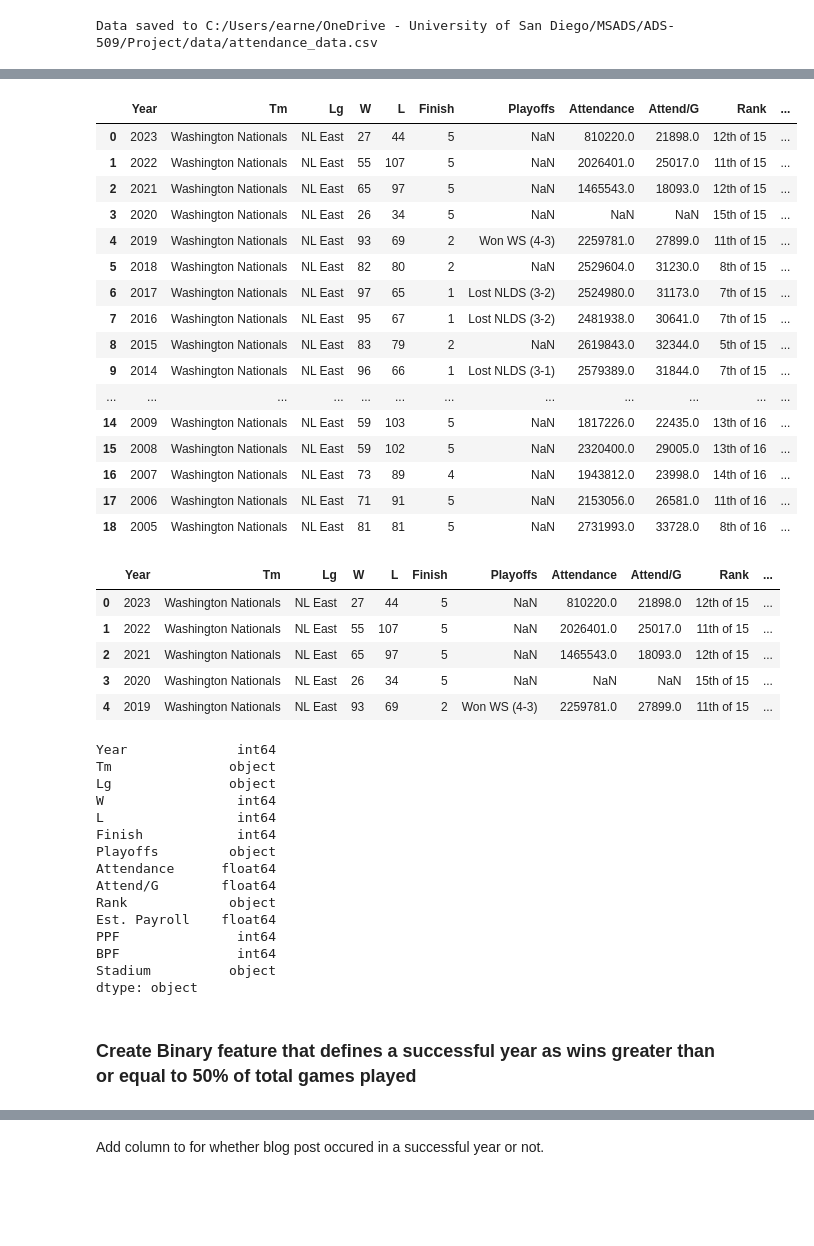
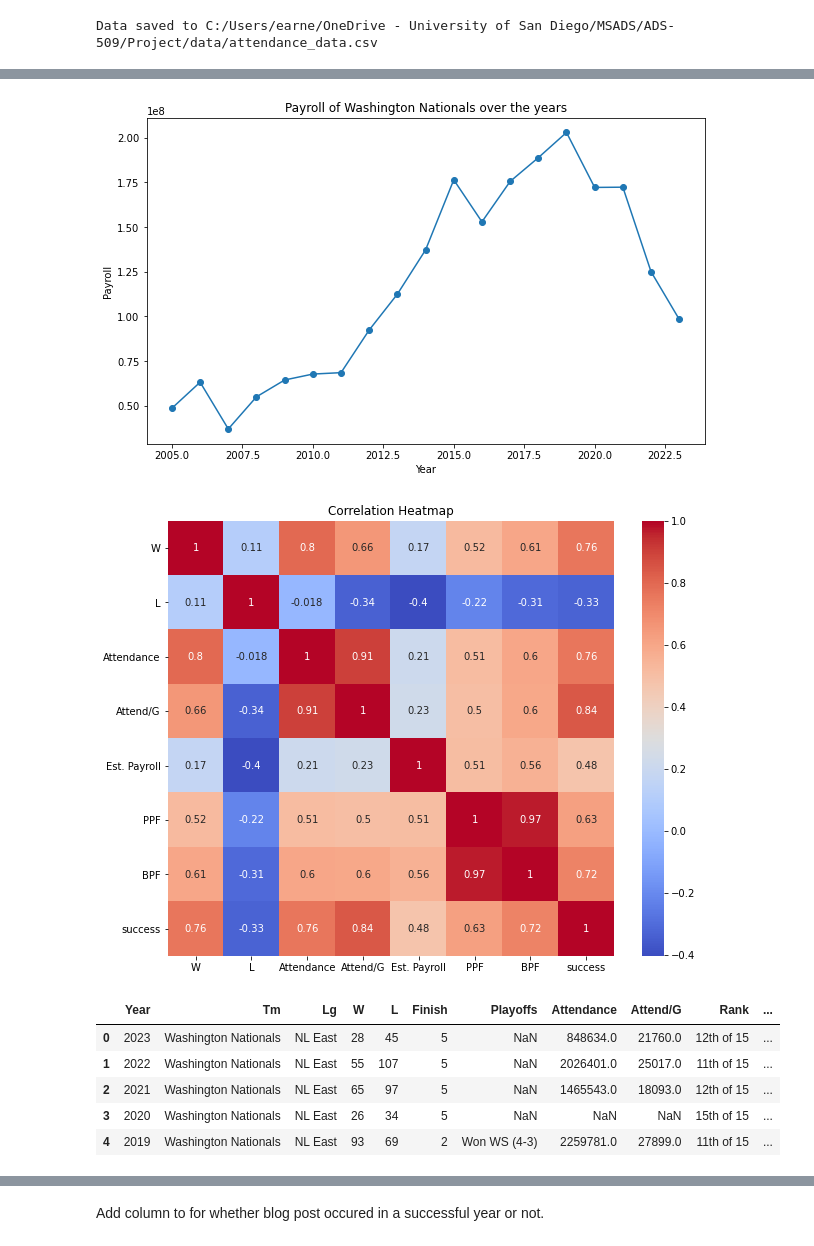
Before and after one commit to ApkimCA/AppliedTextMining_Team11, a Jupyter notebook: combined_code.ipynb, the cells around one changed output, grey strips where cells are left out. Cells and saved outputs as stored; diff of their text form; code cells hidden in the pictures; blank space fills up the shorter version.

```diff
--- a/combined_code.ipynb
+++ b/combined_code.ipynb
@@ -191,6 +348,6 @@ nats_df.head()
 | 3 | 2020 | Washington Nationals | NL East | 26 | 34 | 5 | NaN | NaN | NaN | 15th of 15 | ... |
 | 4 | 2019 | Washington Nationals | NL East | 93 | 69 | 2 | Won WS (4-3) | 2259781.0 | 27899.0 | 11th of 15 | ... |
 # %%
-nats_df= nats_df[nats_df['Year'] > 2004]
-nats_df
+nats_df = team_info(nats_df)
+nats_df.head()
 # %% [output]
@@ -197,50 +372,8 @@ nats_df
+[figure, added]
+[figure, added]
 |  | Year | Tm | Lg | W | L | Finish | Playoffs | Attendance | Attend/G | Rank | ... |
-| 0 | 2023 | Washington Nationals | NL East | 27 | 44 | 5 | NaN | 810220.0 | 21898.0 | 12th of 15 | ... |
+| 0 | 2023 | Washington Nationals | NL East | 28 | 45 | 5 | NaN | 848634.0 | 21760.0 | 12th of 15 | ... |
 | 1 | 2022 | Washington Nationals | NL East | 55 | 107 | 5 | NaN | 2026401.0 | 25017.0 | 11th of 15 | ... |
 | 2 | 2021 | Washington Nationals | NL East | 65 | 97 | 5 | NaN | 1465543.0 | 18093.0 | 12th of 15 | ... |
 | 3 | 2020 | Washington Nationals | NL East | 26 | 34 | 5 | NaN | NaN | NaN | 15th of 15 | ... |
 | 4 | 2019 | Washington Nationals | NL East | 93 | 69 | 2 | Won WS (4-3) | 2259781.0 | 27899.0 | 11th of 15 | ... |
-| 5 | 2018 | Washington Nationals | NL East | 82 | 80 | 2 | NaN | 2529604.0 | 31230.0 | 8th of 15 | ... |
-| 6 | 2017 | Washington Nationals | NL East | 97 | 65 | 1 | Lost NLDS (3-2) | 2524980.0 | 31173.0 | 7th of 15 | ... |
-| 7 | 2016 | Washington Nationals | NL East | 95 | 67 | 1 | Lost NLDS (3-2) | 2481938.0 | 30641.0 | 7th of 15 | ... |
-| 8 | 2015 | Washington Nationals | NL East | 83 | 79 | 2 | NaN | 2619843.0 | 32344.0 | 5th of 15 | ... |
-| 9 | 2014 | Washington Nationals | NL East | 96 | 66 | 1 | Lost NLDS (3-1) | 2579389.0 | 31844.0 | 7th of 15 | ... |
-| ... | ... | ... | ... | ... | ... | ... | ... | ... | ... | ... | ... |
-| 14 | 2009 | Washington Nationals | NL East | 59 | 103 | 5 | NaN | 1817226.0 | 22435.0 | 13th of 16 | ... |
-| 15 | 2008 | Washington Nationals | NL East | 59 | 102 | 5 | NaN | 2320400.0 | 29005.0 | 13th of 16 | ... |
-| 16 | 2007 | Washington Nationals | NL East | 73 | 89 | 4 | NaN | 1943812.0 | 23998.0 | 14th of 16 | ... |
-| 17 | 2006 | Washington Nationals | NL East | 71 | 91 | 5 | NaN | 2153056.0 | 26581.0 | 11th of 16 | ... |
-| 18 | 2005 | Washington Nationals | NL East | 81 | 81 | 5 | NaN | 2731993.0 | 33728.0 | 8th of 16 | ... |
-# %%
-#remove the dollar sign from Est. Payroll column
-nats_df['Est. Payroll'] = nats_df['Est. Payroll'].replace({'\$':''}, regex = True)
-nats_df['Est. Payroll'] = nats_df['Est. Payroll'].replace({'\,':''}, regex = True)
-nats_df.head()
-# %% [output]
-|  | Year | Tm | Lg | W | L | Finish | Playoffs | Attendance | Attend/G | Rank | ... |
-| 0 | 2023 | Washington Nationals | NL East | 27 | 44 | 5 | NaN | 810220.0 | 21898.0 | 12th of 15 | ... |
-| 1 | 2022 | Washington Nationals | NL East | 55 | 107 | 5 | NaN | 2026401.0 | 25017.0 | 11th of 15 | ... |
-| 2 | 2021 | Washington Nationals | NL East | 65 | 97 | 5 | NaN | 1465543.0 | 18093.0 | 12th of 15 | ... |
-| 3 | 2020 | Washington Nationals | NL East | 26 | 34 | 5 | NaN | NaN | NaN | 15th of 15 | ... |
-| 4 | 2019 | Washington Nationals | NL East | 93 | 69 | 2 | Won WS (4-3) | 2259781.0 | 27899.0 | 11th of 15 | ... |
-# %%
-nats_df['Est. Payroll'] = nats_df['Est. Payroll'].astype(float)
-nats_df.dtypes
-# %% [output]
-Year              int64
-Tm               object
-Lg               object
-W                 int64
-L                 int64
-Finish            int64
-Playoffs         object
-Attendance      float64
-Attend/G        float64
-Rank             object
-Est. Payroll    float64
-PPF               int64
-BPF               int64
-Stadium          object
-dtype: object
-# %% [markdown]
-### Create Binary feature that defines a successful year as wins greater than or equal to 50% of total games played
```
Also changed, not shown: parts of 134 cells of this notebook.
